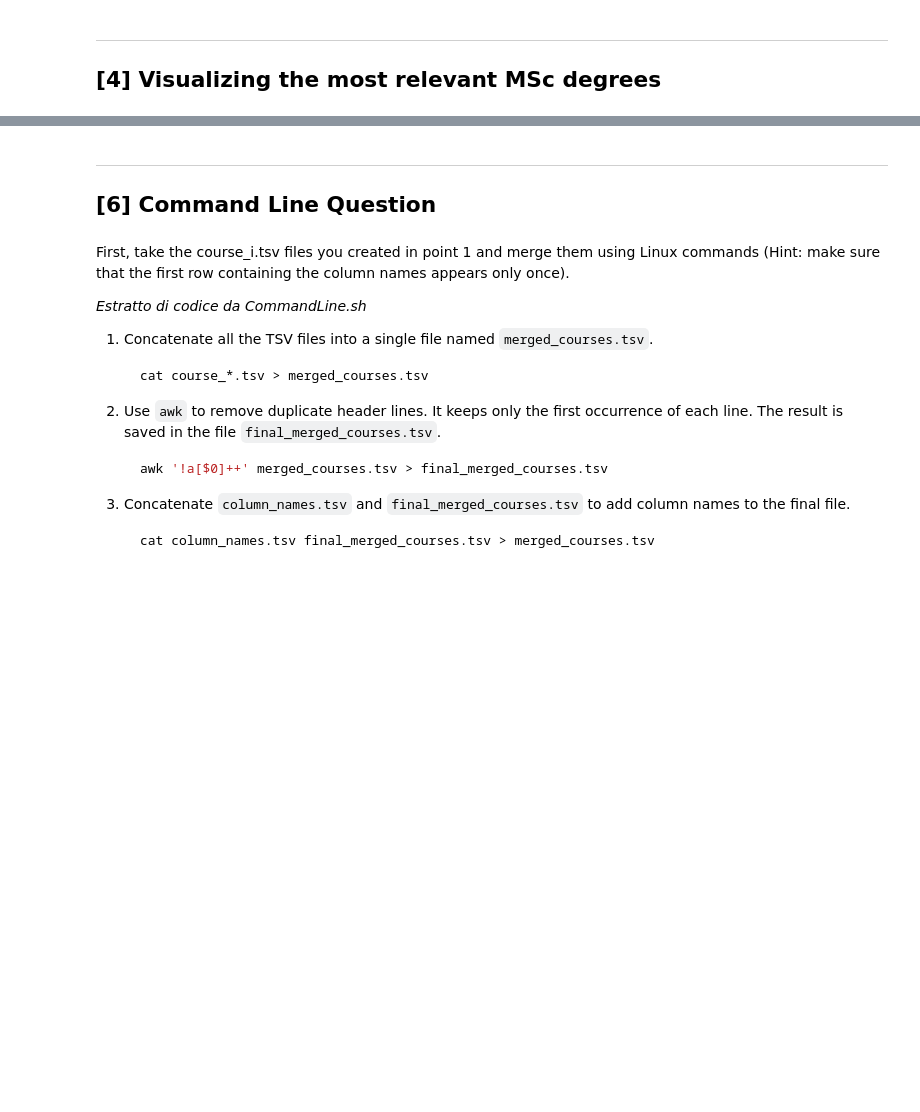
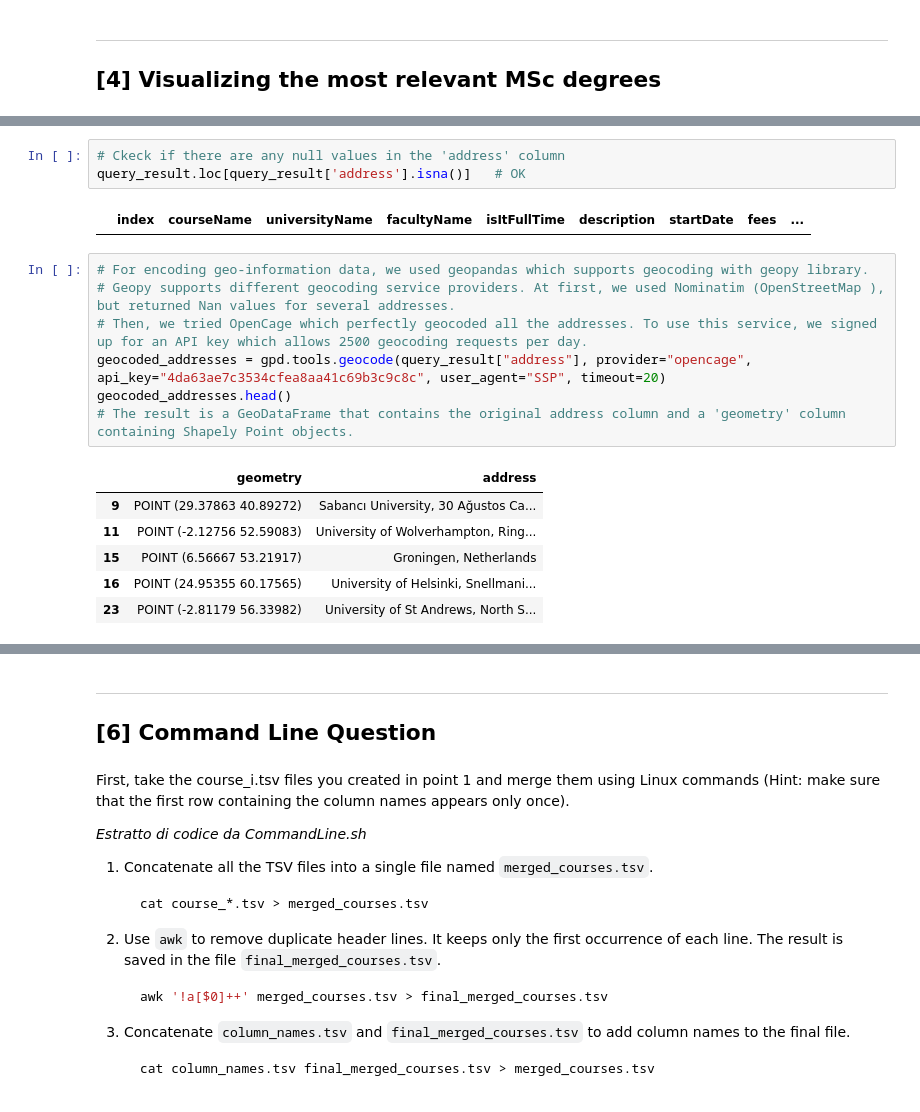
Before and after one commit to lauraaconcari/ADM_HW3, a Jupyter notebook: main.ipynb, the cells around one changed output, grey strips where cells are left out. Cells and saved outputs as stored; diff of their text form; blank space fills up the shorter version.

```diff
--- a/main.ipynb
+++ b/main.ipynb
@@ -425,0 +573,19 @@ In the end, looking at the course names at first glance I would say that the sco
+# %%
+# Ckeck if there are any null values in the 'address' column
+query_result.loc[query_result['address'].isna()]   # OK
+# %% [output]
+|  | index | courseName | universityName | facultyName | isItFullTime | description | startDate | fees | ... |
+# %%
+# For encoding geo-information data, we used geopandas which supports geocoding with geopy library.
+# Geopy supports different geocoding service providers. At first, we used Nominatim (OpenStreetMap ), but returned Nan values for several addresses.
+# Then, we tried OpenCage which perfectly geocoded all the addresses. To use this service, we signed up for an API key which allows 2500 geocoding requests per day.
+geocoded_addresses = gpd.tools.geocode(query_result["address"], provider="opencage", api_key="4da63ae7c3534cfea8aa41c69b3c9c8c", user_agent="SSP", timeout=20)
+geocoded_addresses.head()
+# The result is a GeoDataFrame that contains the original address column and a 'geometry' column containing Shapely Point objects.
+# %% [output]
+|  | geometry | address |
+| 9 | POINT (29.37863 40.89272) | Sabancı University, 30 Ağustos Ca... |
+| 11 | POINT (-2.12756 52.59083) | University of Wolverhampton, Ring... |
+| 15 | POINT (6.56667 53.21917) | Groningen, Netherlands |
+| 16 | POINT (24.95355 60.17565) | University of Helsinki, Snellmani... |
+| 23 | POINT (-2.81179 56.33982) | University of St Andrews, North S... |
```
Also changed, not shown: parts of 34 cells of this notebook.
